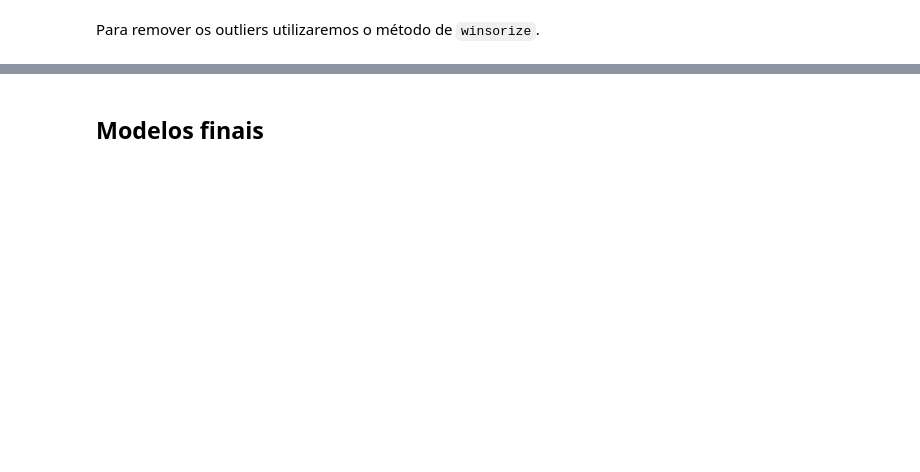
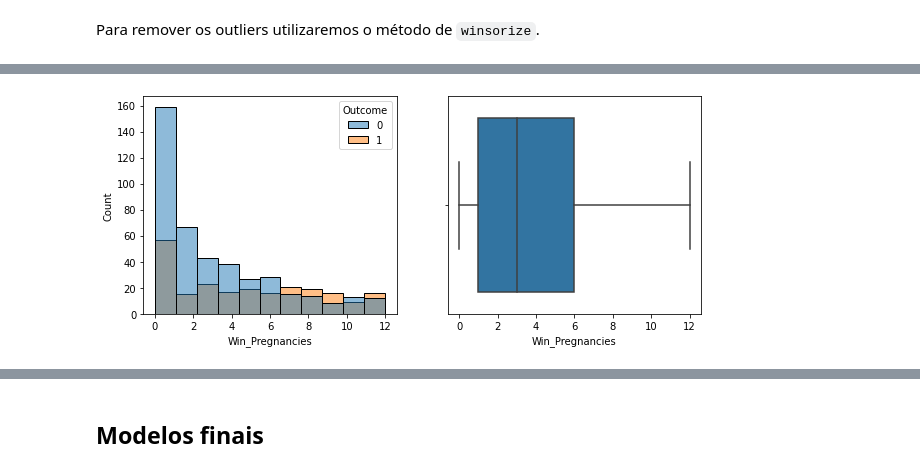
Before and after one commit to franklinzppa/diabetes-classification, a Jupyter notebook: diabetes-clf.ipynb, the cells around one changed output, grey strips where cells are left out. Saved outputs shown, nothing was run; the diff lists cells and outputs as text; code cells hidden in the pictures; blank space fills up the shorter version.

```diff
--- a/diabetes-clf.ipynb
+++ b/diabetes-clf.ipynb
@@ -482,3 +467,9 @@ relatorio_cross_val(log_clf, X_train_sc, y_train)
 Acurácia média: 0.7622 (std=0.0245)
 Precisão média: 0.7021 (std=0.0337)
 Recall médio: 0.5526 (std=0.0598)
+# %%
+# Random Forest. Escolhi alguns hiperparâmetros.
+
+forest_clf = RandomForestClassifier(n_estimators=500, max_depth=6, random_state=42)
+forest_clf.fit(X_train_sc, y_train)
+relatorio_cross_val(forest_clf, X_train_sc, y_train)
@@ -613,6 +700,3 @@ X_train_full = X_train_tr_full.drop(["LogDiabetesPedigreeFunction", "LogInsulin"
 ### Binning
 # %% [markdown]
 Vamos tentar agora agrupar dados para reduzir o ruído de alguma feature. Como discutido, fazer esse tratamento isso na `Age` talvez ajude nosso modelo.
-# %%
-X_train_full = pd.read_csv('X_train_tr_full.csv', index_col=0)
-X_train_full.head()
@@ -659,3 +794,5 @@ correlacao(X_train_full)
 # %%
-plot_dist_box(X_train_full, "Win_Pregnancies")
+plot_dist_box(X_train_full.join(y_train), "Win_Pregnancies")
+# %% [output]
+[figure, added]
 # %%
```
Also changed, not shown: parts of 57 cells of this notebook, 1 other file.
